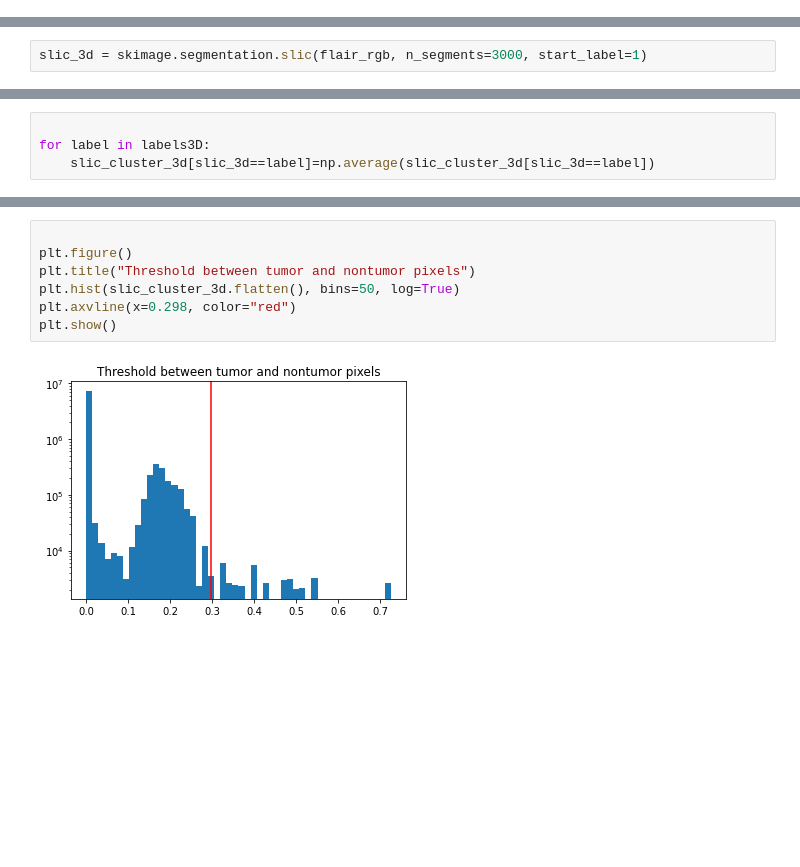
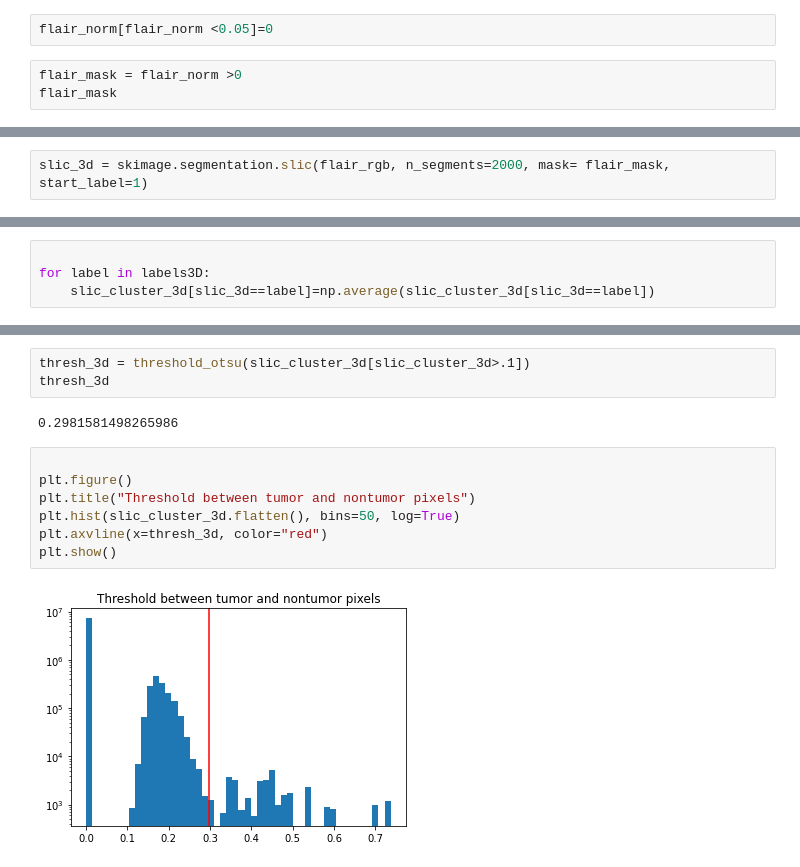
Before and after one commit to kpet123/LAIDEL-MRI-tumor-id, a Jupyter notebook: kaitlin_folder/working_notebooks/slic_pipeline.ipynb, the cells around one changed output, grey strips where cells are left out. Drawn from its saved outputs; the diff is of its cells as text; blank space fills up the shorter version.

```diff
--- a/kaitlin_folder/working_notebooks/slic_pipeline.ipynb
+++ b/kaitlin_folder/working_notebooks/slic_pipeline.ipynb
@@ -282,0 +417,5 @@ Total Error:  0.0026215277777777777
+# %%
+flair_norm[flair_norm <0.05]=0
+# %%
+flair_mask = flair_norm >0
+flair_mask
@@ -283,5 +448,5 @@ Total Error:  0.0026215277777777777
 # %%
-slic_3d = skimage.segmentation.slic(flair_rgb, n_segments=3000, start_label=1)
+slic_3d = skimage.segmentation.slic(flair_rgb, n_segments=2000, mask= flair_mask, start_label=1)
 # %%
 slic_3d.shape
 # %% [output]
@@ -341,12 +508,17 @@ plt.show()
+# %%
+thresh_3d = threshold_otsu(slic_cluster_3d[slic_cluster_3d>.1])
+thresh_3d
+# %% [output]
+0.2981581498265986
 # %%
 
 plt.figure()
 plt.title("Threshold between tumor and nontumor pixels")
 plt.hist(slic_cluster_3d.flatten(), bins=50, log=True)
-plt.axvline(x=0.298, color="red")
+plt.axvline(x=thresh_3d, color="red")
 plt.show()
 # %% [output]
-[figure, old version]
+[figure, new version]
 # %%
 np.unique(slic_cluster_3d)
 # %% [output]
```
Also changed, not shown: parts of 48 cells of this notebook, 4 other files.
